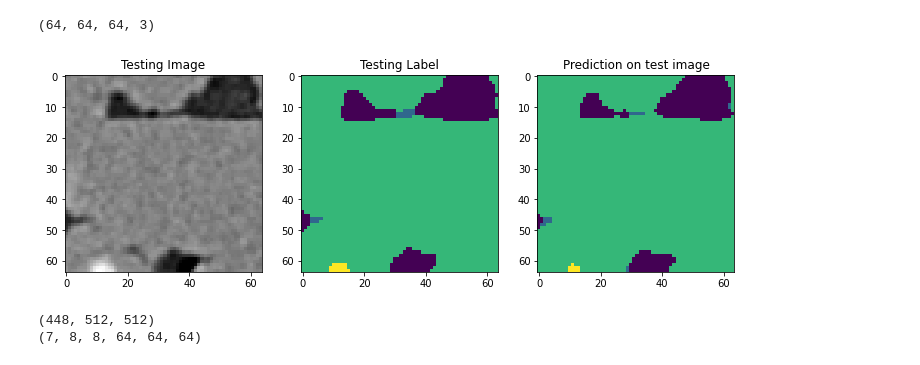
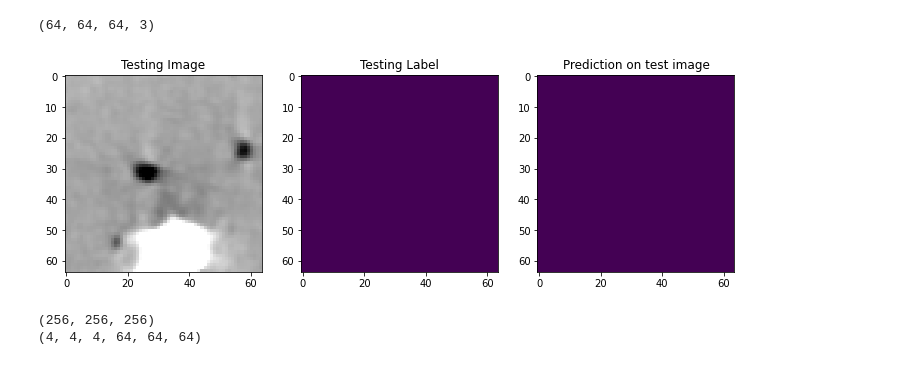
Before and after one commit to Bitasml/cs110-crapsgame, a Jupyter notebook: 3D_Segmentation_bita.ipynb, the cells around one changed output. Cells and saved outputs as stored; diff of their text form; code cells hidden in the pictures.

```diff
--- a/3D_Segmentation_bita.ipynb
+++ b/3D_Segmentation_bita.ipynb
@@ -95,10 +95,12 @@ from sklearn.model_selection import train_test_split
 #Load input images and masks.
 #Here we load 256x256x256 pixel volume. We will break it into patches of 64x64x64 for training.
 image = io.imread('/content/drive/MyDrive/Colab Notebooks/data/256x256x256.tiff')
+image = image.astype('float')
 img_patches = patchify(image, (64, 64, 64), step=64)  #Step=64 for 64 patches means no overlap
 
 
 mask = io.imread('/content/drive/MyDrive/Colab Notebooks/data/256x256x256-mask.tif')
+mask = mask.astype('float')
 mask_patches = patchify(mask, (64, 64, 64), step=64)
 # %%
 print(image.shape)
@@ -275,7 +310,7 @@ plt.show()
 # %%
 #Load the pretrained model for testing and predictions.
 from keras.models import load_model
-my_model = load_model('/content/drive/MyDrive/Colab Notebooks/data_for_3D_Unet/outputs.h5', compile=False)
+my_model = load_model('/content/drive/MyDrive/Colab Notebooks/data/model_outputs.h5', compile=False)
 #If you load a different model do not forget to preprocess accordingly.
 # %%
 #Predict on the test data
@@ -324,29 +359,29 @@ print(test_img.shape)
 (64, 64, 64, 3)
 # %%
 #Plot individual slices from test predictions for verification
-slice = 14
+slice = 50
 plt.figure(figsize=(12, 8))
 plt.subplot(231)
 plt.title('Testing Image')
 plt.imshow(test_img[slice,:,:,0], cmap='gray')
 plt.subplot(232)
 plt.title('Testing Label')
 plt.imshow(ground_truth_argmax[slice,:,:])
 plt.subplot(233)
 plt.title('Prediction on test image')
 plt.imshow(test_prediction1[slice,:,:])
 plt.show()
 # %% [output]
-[figure, old version]
+[figure, new version]
 # %%
 #Break the large image (volume) into patches of same size as the training images (patches)
-large_image = io.imread('/content/drive/MyDrive/Colab Notebooks/data_for_3D_Unet/448_images_512x512.tif')
+large_image = io.imread('/content/drive/MyDrive/Colab Notebooks/data/256x256x256.tiff')
 patches = patchify(large_image, (64, 64, 64), step=64)  #Step=256 for 256 patches means no overlap
 print(large_image.shape)
 print(patches.shape)
 # %% [output]
-(448, 512, 512)
-(7, 8, 8, 64, 64, 64)
+(256, 256, 256)
+(4, 4, 4, 64, 64, 64)
 # %%
 # Predict each 3D patch
 predicted_patches = []
```
Also changed, not shown: parts of 19 cells of this notebook.
